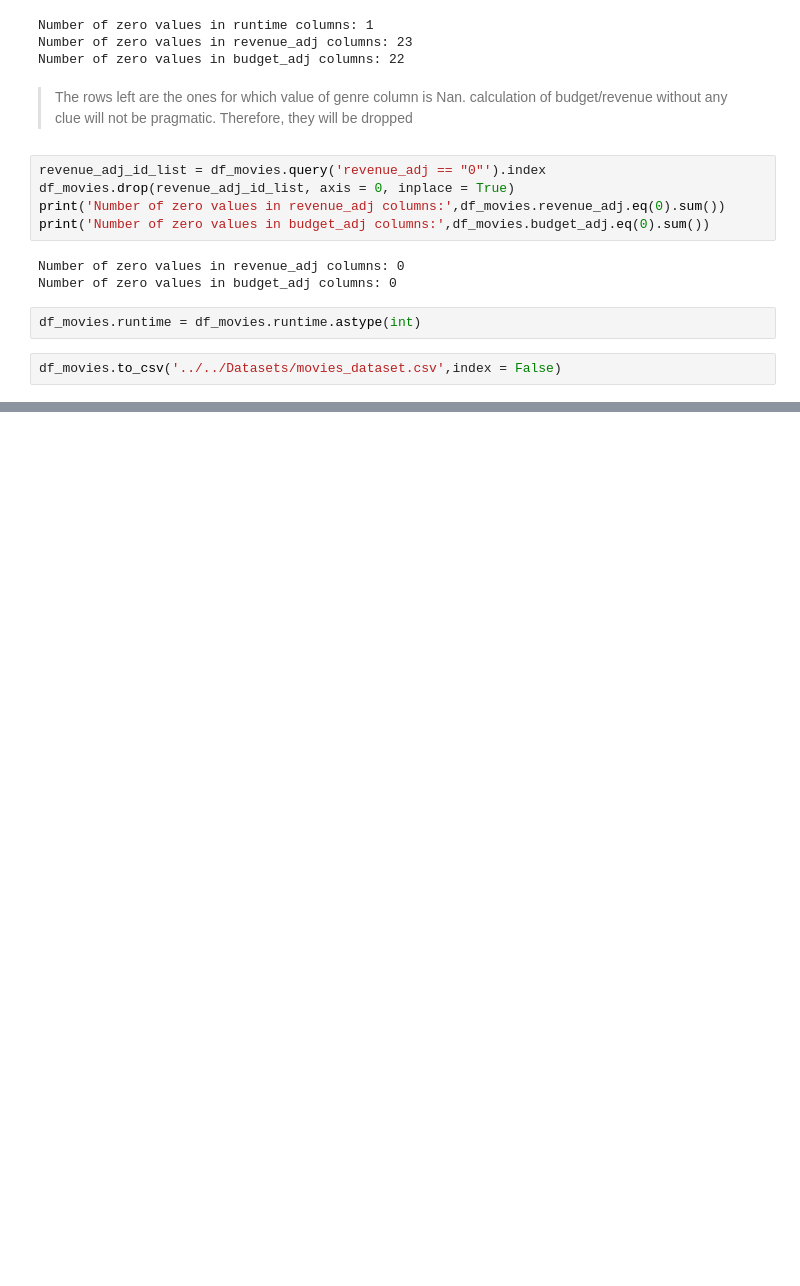
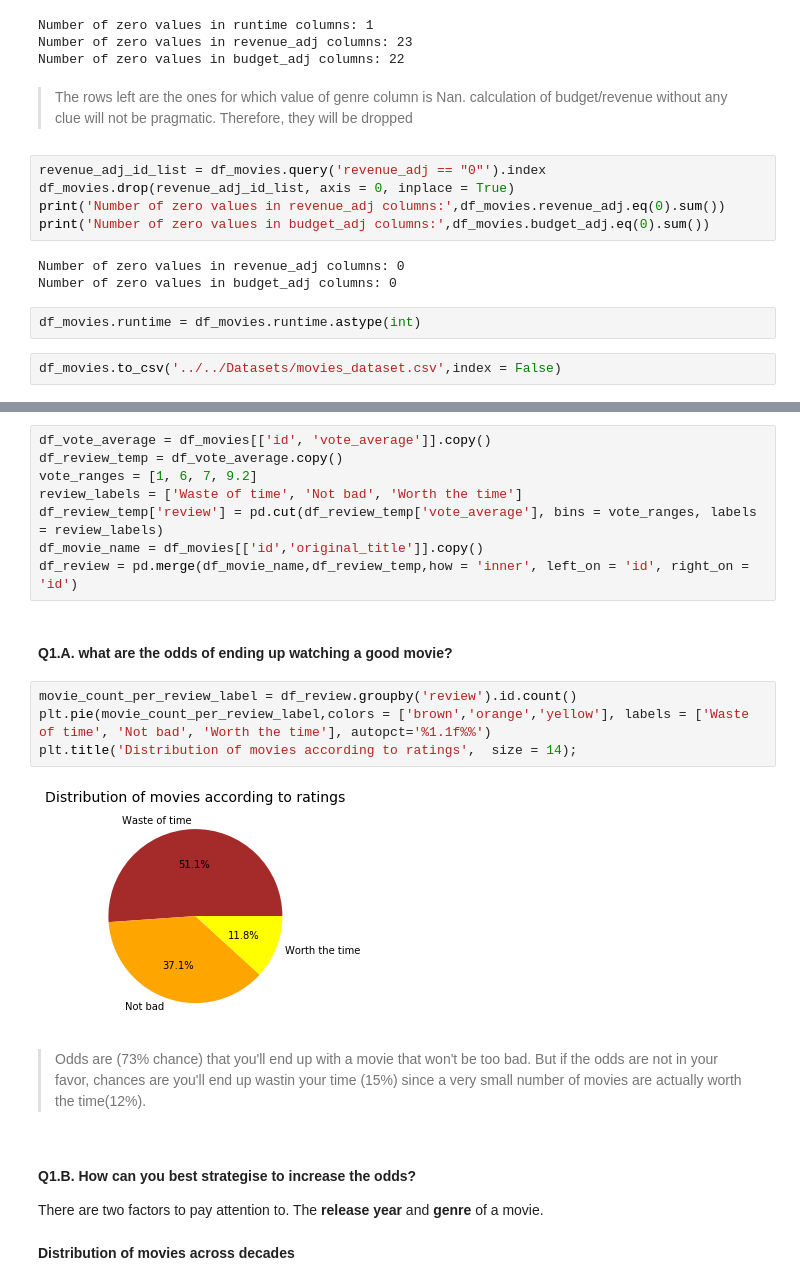
Before and after one commit to aZade-Dehghanpour/investigate_imdb_dataset, a Jupyter notebook: Codes/Notebook/Analysis of Imdb Movie Data.ipynb, the cells around one changed output, grey strips where cells are left out. Saved outputs shown, nothing was run; the diff lists cells and outputs as text; blank space fills up the shorter version.

Commit message:
Analysis: Q1 - movie quality across decades

```diff
--- a/Codes/Notebook/Analysis of Imdb Movie Data.ipynb
+++ b/Codes/Notebook/Analysis of Imdb Movie Data.ipynb
@@ -493,0 +512,23 @@ df_movies.to_csv('../../Datasets/movies_dataset.csv',index = False)
+# %%
+df_vote_average = df_movies[['id', 'vote_average']].copy()
+df_review_temp = df_vote_average.copy()
+vote_ranges = [1, 6, 7, 9.2]
+review_labels = ['Waste of time', 'Not bad', 'Worth the time']
+df_review_temp['review'] = pd.cut(df_review_temp['vote_average'], bins = vote_ranges, labels = review_labels)
+df_movie_name = df_movies[['id','original_title']].copy()
+df_review = pd.merge(df_movie_name,df_review_temp,how = 'inner', left_on = 'id', right_on = 'id')
+# %% [markdown]
+#### Q1.A. what are the odds of ending up watching a good movie?
+# %%
+movie_count_per_review_label = df_review.groupby('review').id.count()
+plt.pie(movie_count_per_review_label,colors = ['brown','orange','yellow'], labels = ['Waste of time', 'Not bad', 'Worth the time'], autopct='%1.1f%%')
+plt.title('Distribution of movies according to ratings',  size = 14);
+# %% [output]
+[figure, added]
+# %% [markdown]
+>Odds are (73% chance) that you'll end up with a movie that won't be too bad. But if the odds are not in your favor, chances are you'll end up wastin your time (15%) since a very small number of movies are actually worth the time(12%).
+# %% [markdown]
+#### Q1.B. How can you best strategise to increase the odds?
+There are two factors to pay attention to. The **release year** and **genre** of a movie.
+# %% [markdown]
+**Distribution of movies across decades**
```
Also changed, not shown: parts of 22 cells of this notebook.
